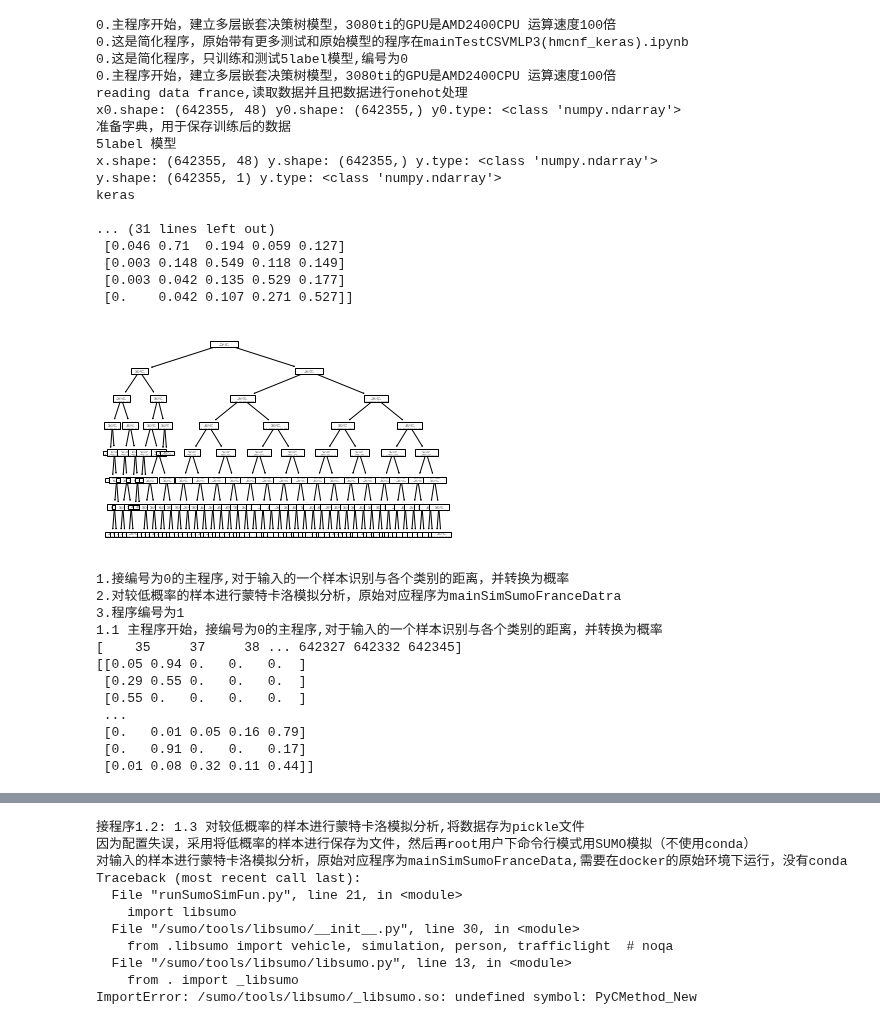
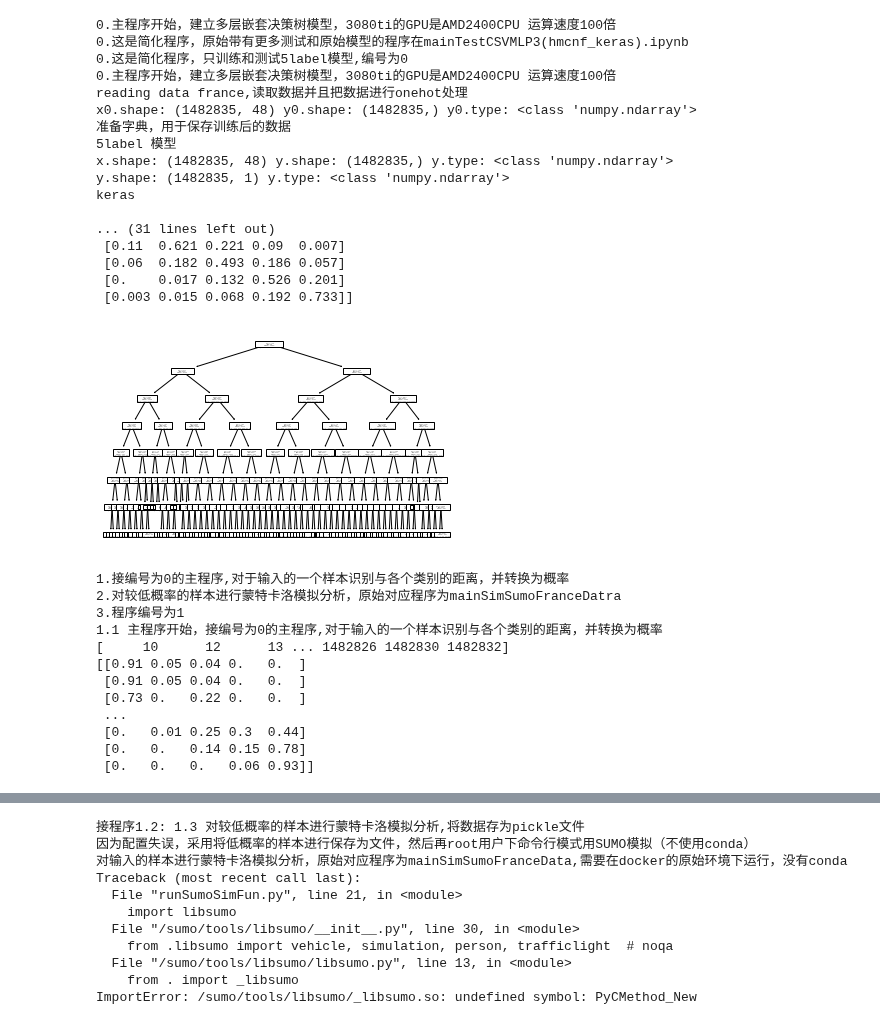
Before and after one commit to lukeliuli/SUMONBDT, a Jupyter notebook: mainTest2_hmcnf_keras_dt.ipynb, the cells around one changed output, grey strips where cells are left out. Drawn from its saved outputs; the diff is of its cells as text; code cells hidden in the pictures.

```diff
--- a/mainTest2_hmcnf_keras_dt.ipynb
+++ b/mainTest2_hmcnf_keras_dt.ipynb
@@ -130,6 +130,20 @@ def getKerasResnetRVL(x,enc,saveName):
 
 
     return y
+
+def string2int(inputString):
+     #print(inputString)
+     tmp = 0
+     try:
+         strTmp=[str(ord(x)) for x in inputString]
+         tmp=tmp.join(strTmp)
+         tmp = float(tmp)/(len(inputString)*128)
+     except:
+         #print(inputString)
+         strTmp = inputString
+         tmp= "0"
+         tmp = 0
+     return tmp
 ########################################################################################################################
 ########################################################################################################################
 print("0.主程序开始，建立多层嵌套决策树模型，3080ti的GPU是AMD2400CPU 运算速度100倍")
@@ -145,6 +159,9 @@ h,w = xyData.shape
 #x = xyData[:,1:23]#简单处理与SUMO数据库一致
 x0rigin = xyData[:,1:w-1]#用所有的数据
 y0rigin  = xyData[:,w-1]
+
+x0rigin[:,6] = [string2int(inputString) for inputString in x0rigin[:,6] ]#字符串vehLaneID 变为整数
+
 x0rigin =x0rigin.astype(np.float32)#GPU 加这个
 y0rigin =y0rigin.astype(np.int64)#GPU 加这个
 
@@ -198,41 +215,41 @@ if 1:
     print('keras\n')
     mat1num = confusion_matrix(y, yKeras_5label)
     mat2acc = confusion_matrix(y, yKeras_5label,normalize='pred')
     print('mat1num\n',mat1num)
     print('mat2acc\n',np.around(mat2acc , decimals=3))
 
 
 
 
     dt_5label,dt_PredictLabel = dtFitAndSave(x,yl5,"5label")
     enc_5label = enc
 
     xFloors[0] =  x.copy()
     yFloors[0] =  y.copy()
     dtModeFloors[0] =  dt_5label
     dtPredictLabel[0] = dt_PredictLabel.copy()
     kerasPredictLabel[0] = yKeras_5label.copy()
     kerasModelNameFloors[0] =saveName
     encFloors[0] = enc_5label
 # %% [output]
 0.主程序开始，建立多层嵌套决策树模型，3080ti的GPU是AMD2400CPU 运算速度100倍
 0.这是简化程序，原始带有更多测试和原始模型的程序在mainTestCSVMLP3(hmcnf_keras).ipynb
 0.这是简化程序，只训练和测试5label模型,编号为0
 0.主程序开始，建立多层嵌套决策树模型，3080ti的GPU是AMD2400CPU 运算速度100倍
 reading data france,读取数据并且把数据进行onehot处理
-x0.shape: (642355, 48) y0.shape: (642355,) y0.type: <class 'numpy.ndarray'>
+x0.shape: (1482835, 48) y0.shape: (1482835,) y0.type: <class 'numpy.ndarray'>
 准备字典，用于保存训练后的数据
 5label 模型
-x.shape: (642355, 48) y.shape: (642355,) y.type: <class 'numpy.ndarray'>
-y.shape: (642355, 1) y.type: <class 'numpy.ndarray'>
+x.shape: (1482835, 48) y.shape: (1482835,) y.type: <class 'numpy.ndarray'>
+y.shape: (1482835, 1) y.type: <class 'numpy.ndarray'>
 keras
 
 ... (31 lines left out)
- [0.046 0.71  0.194 0.059 0.127]
- [0.003 0.148 0.549 0.118 0.149]
- [0.003 0.042 0.135 0.529 0.177]
- [0.    0.042 0.107 0.271 0.527]]
+ [0.11  0.621 0.221 0.09  0.007]
+ [0.06  0.182 0.493 0.186 0.057]
+ [0.    0.017 0.132 0.526 0.201]
+ [0.003 0.015 0.068 0.192 0.733]]
-[figure, old version]
+[figure, new version]
 # %%
 ########################################################################################################################
 print("1.接编号为0的主程序,对于输入的一个样本识别与各个类别的距离，并转换为概率")
@@ -325,14 +342,14 @@ fpk.close()
 2.对较低概率的样本进行蒙特卡洛模拟分析，原始对应程序为mainSimSumoFranceDatra
 3.程序编号为1
 1.1 主程序开始，接编号为0的主程序,对于输入的一个样本识别与各个类别的距离，并转换为概率
-[    35     37     38 ... 642327 642332 642345]
-[[0.05 0.94 0.   0.   0.  ]
- [0.29 0.55 0.   0.   0.  ]
- [0.55 0.   0.   0.   0.  ]
+[     10      12      13 ... 1482826 1482830 1482832]
+[[0.91 0.05 0.04 0.   0.  ]
+ [0.91 0.05 0.04 0.   0.  ]
+ [0.73 0.   0.22 0.   0.  ]
  ...
- [0.   0.01 0.05 0.16 0.79]
- [0.   0.91 0.   0.   0.17]
- [0.01 0.08 0.32 0.11 0.44]]
+ [0.   0.01 0.25 0.3  0.44]
+ [0.   0.   0.14 0.15 0.78]
+ [0.   0.   0.   0.06 0.93]]
 # %%
 ########################################################################################################################
 print("接程序1.1: 1.2 对较低概率的样本进行蒙特卡洛模拟分析,原始对应程序为mainSimSumoFranceDatra")
```
Also changed, not shown: parts of 1 cell of this notebook, 3 other files.
